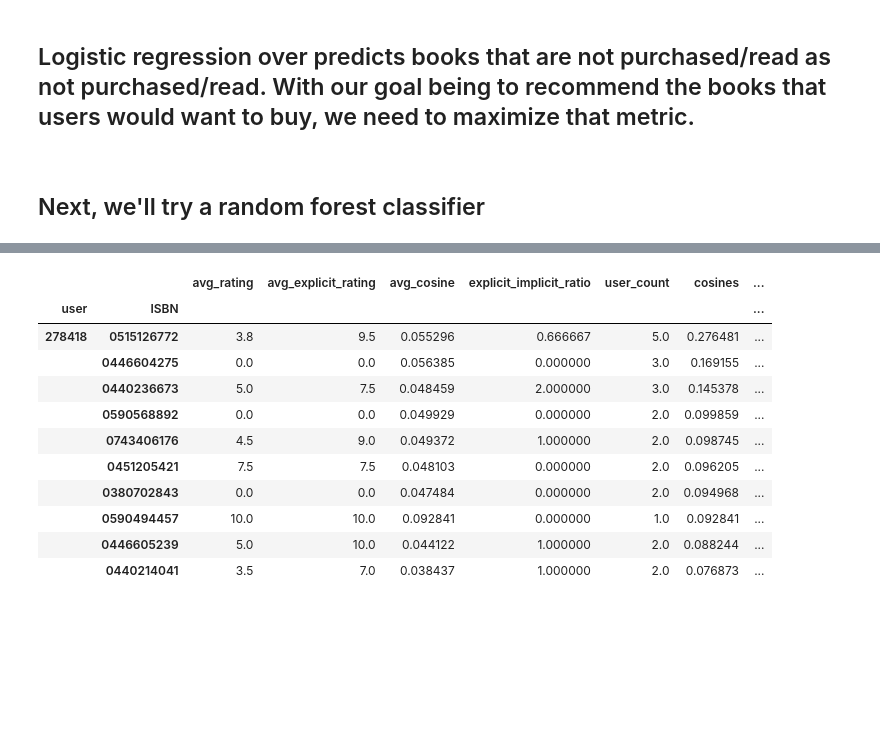
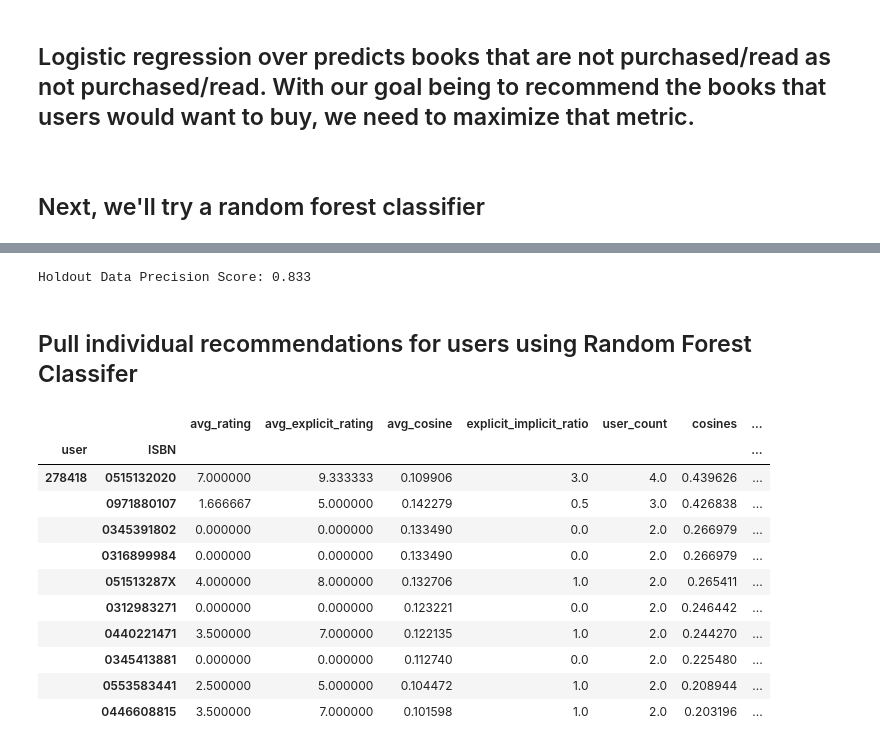
Before and after one commit to RichWolff/SpringboardDS, a Jupyter notebook: capstone_bookRecommender/jupyter_notebooks/capstone2_recommender_model.ipynb, the cells around one changed output, grey strips where cells are left out. Cells and saved outputs as stored; diff of their text form; code cells hidden in the pictures; blank space fills up the shorter version.

```diff
--- a/capstone_bookRecommender/jupyter_notebooks/capstone2_recommender_model.ipynb
+++ b/capstone_bookRecommender/jupyter_notebooks/capstone2_recommender_model.ipynb
@@ -255,8 +278,10 @@ def collaborative_filter(selected_user,node_list,user_matrix,top_n_similarities)
 # %%
 selected_user = 278418
-def collab_filter_recommendations(selected_user,n_recommendations=None):
-    recommended_books = collaborative_filter(selected_user,user_arr,user_sims_coo,100)
-    recommended_books = recommended_books.sort_values(['user_count','explicit_implicit_ratio'],ascending=False)
+def collab_filter_recommendations(selected_user,n_recommendations=None,top_n_sim=25):
+    ''' Accepts the selected user and total n_recommendations to return.
+        Returns the dataframe in collaborative_filter with if the user actually read the book or not'''
+    recommended_books = collaborative_filter(selected_user,user_arr,user_sims_coo,top_n_sim)
+    recommended_books = recommended_books.sort_values(['user_count','cosines'],ascending=False)
     recommended_books = recommended_books.head(n_recommendations)
 
     # Pull actual purchases
@@ -268,7 +293,7 @@ def collab_filter_recommendations(selected_user,n_recommendations=None):
     # TOP N Recommendation based on cosines
     return recommended_books.join(sel_user_actual).fillna(0)
 
-collab_filter_recommendations(selected_user).head()
+collab_filter_recommendations(selected_user).head(10)
 # %% [output]
 |  |  | avg_rating | avg_explicit_rating | avg_cosine | explicit_implicit_ratio | user_count | cosines | ... |
 | user | ISBN |  |  |  |  |  |  | ... |
@@ -389,21 +394,33 @@ pd.crosstab(y,ypred, rownames=['True'], colnames=['Predicted'],)
 <h2>Logistic regression over predicts books that are not purchased/read as not purchased/read. With our goal being to recommend the books that users would want to buy, we need to maximize that metric.</h2><br>
 <h2>Next, we'll try a random forest classifier</h2>
 # %%
-#RANDOM FOREST CLASSIFIER
+## Random forests classifier using randomized grid search to find best parameters
 def scoring(model,x,y):
     y_pred = model.predict(x)
     return precision_score(y,y_pred,pos_label=1)
 
-params = {'n_estimators':np.linspace(1,100,1000,dtype=np.int),'criterion':['gini','entropy']}
+params = {'n_estimators':np.linspace(1,100,100,dtype=np.int),
+          'min_samples_split':[2,3,4,5,6,7,8],
+          'criterion':['gini','entropy'],
+          'min_samples_leaf':[1,2,3,4,5,6,7],}
+
 rfc = RandomForestClassifier()
-rfcgrid = RandomizedSearchCV(rfc,params,scoring=scoring,n_iter=10,n_jobs=-1)
+rfcgrid = RandomizedSearchCV(rfc,params,scoring=scoring,n_iter=50,n_jobs=-1)
 rfcgrid.fit(X,y)
 
 best__n_estimators = rfcgrid.best_params_['n_estimators']
 best__criterion = rfcgrid.best_params_['criterion']
+best__min_samples_leaf = rfcgrid.best_params_['min_samples_leaf']
+best__min_samples_split = rfcgrid.best_params_['min_samples_split']
 print('Random Forests Grid Search')
 
 print('Best Random Forests grid search score: {:.4f}'.format(rfcgrid.best_score_))
-print('Best n_estimators: {:.4f} - Best Criterion: {}'.format(best__n_estimators,best__criterion),end='\n\n')
+print('''Best n_estimators: {:.4f}
+Best Criterion: {}
+Best min_samples_leaf: {}
+Best min_samples_split: {}'''.format(best__n_estimators,
+                                     best__criterion,
+                                     best__min_samples_leaf,
+                                     best__min_samples_split),end='\n\n')
 # %% [output]
 Random Forests Grid Search
@@ -412,5 +432,11 @@ Best n_estimators: 38.0000 - Best Criterion: gini
 # %%
-rfc = RandomForestClassifier(n_estimators=50,criterion='gini',n_jobs=-1)
+## Fit actual RFC model with best parameters from grid search
+
+rfc = RandomForestClassifier(n_estimators=best__n_estimators,
+                             criterion=best__criterion,
+                             min_samples_leaf=best__min_samples_leaf,
+                             min_samples_split=best__min_samples_split,
+                             n_jobs=-1)
 rfc.fit(X,y)
 
 y_pred = rfc.predict(X)
@@ -464,30 +517,38 @@ dtype: float64
+# %%
+## Get the precision of hold out data in Random Forests Classifier
+holdout_score = precision_score(y_test,rfc.predict(X_test),labels=['Not read','Read'])
+print('Holdout Data Precision Score: {:.3f}'.format(holdout_score))
+# %% [output]
+Holdout Data Precision Score: 0.833
+# %% [markdown]
+<h2>Pull individual recommendations for users using Random Forest Classifer</h2>
 # %%
-def recommender(model,usr):
+def recommender(model,usr,top_n=10):
     user_recommendations = collab_filter_recommendations(usr)
 
     if len(user_recommendations) > 0:
         X_sample = user_recommendations.drop(['read'],axis=1)
         user_recommendations['predicted'] = model.predict(X_sample)
-        return user_recommendations.sort_values(['predicted','cosines'],ascending=False)[:10]
+        return user_recommendations.sort_values(['predicted','cosines'],ascending=False)[:top_n]
 
     return "No Recommendations"
 # %%
 selected_user = 278418
-res = recommender(rfc,selected_user)
+res = recommender(rfc,selected_user,10)
 res
 # %% [output]
 |  |  | avg_rating | avg_explicit_rating | avg_cosine | explicit_implicit_ratio | user_count | cosines | ... |
 | user | ISBN |  |  |  |  |  |  | ... |
-| 278418 | 0515126772 | 3.8 | 9.5 | 0.055296 | 0.666667 | 5.0 | 0.276481 | ... |
-|  | 0446604275 | 0.0 | 0.0 | 0.056385 | 0.000000 | 3.0 | 0.169155 | ... |
-|  | 0440236673 | 5.0 | 7.5 | 0.048459 | 2.000000 | 3.0 | 0.145378 | ... |
-|  | 0590568892 | 0.0 | 0.0 | 0.049929 | 0.000000 | 2.0 | 0.099859 | ... |
-|  | 0743406176 | 4.5 | 9.0 | 0.049372 | 1.000000 | 2.0 | 0.098745 | ... |
-|  | 0451205421 | 7.5 | 7.5 | 0.048103 | 0.000000 | 2.0 | 0.096205 | ... |
-|  | 0380702843 | 0.0 | 0.0 | 0.047484 | 0.000000 | 2.0 | 0.094968 | ... |
-|  | 0590494457 | 10.0 | 10.0 | 0.092841 | 0.000000 | 1.0 | 0.092841 | ... |
-|  | 0446605239 | 5.0 | 10.0 | 0.044122 | 1.000000 | 2.0 | 0.088244 | ... |
-|  | 0440214041 | 3.5 | 7.0 | 0.038437 | 1.000000 | 2.0 | 0.076873 | ... |
+| 278418 | 0515132020 | 7.000000 | 9.333333 | 0.109906 | 3.0 | 4.0 | 0.439626 | ... |
+|  | 0971880107 | 1.666667 | 5.000000 | 0.142279 | 0.5 | 3.0 | 0.426838 | ... |
+|  | 0345391802 | 0.000000 | 0.000000 | 0.133490 | 0.0 | 2.0 | 0.266979 | ... |
+|  | 0316899984 | 0.000000 | 0.000000 | 0.133490 | 0.0 | 2.0 | 0.266979 | ... |
+|  | 051513287X | 4.000000 | 8.000000 | 0.132706 | 1.0 | 2.0 | 0.265411 | ... |
+|  | 0312983271 | 0.000000 | 0.000000 | 0.123221 | 0.0 | 2.0 | 0.246442 | ... |
+|  | 0440221471 | 3.500000 | 7.000000 | 0.122135 | 1.0 | 2.0 | 0.244270 | ... |
+|  | 0345413881 | 0.000000 | 0.000000 | 0.112740 | 0.0 | 2.0 | 0.225480 | ... |
+|  | 0553583441 | 2.500000 | 5.000000 | 0.104472 | 1.0 | 2.0 | 0.208944 | ... |
+|  | 0446608815 | 3.500000 | 7.000000 | 0.101598 | 1.0 | 2.0 | 0.203196 | ... |
 # %%
 selected_user = 111422
 res = recommender(rfc,selected_user)
```
Also changed, not shown: parts of 60 cells of this notebook.
